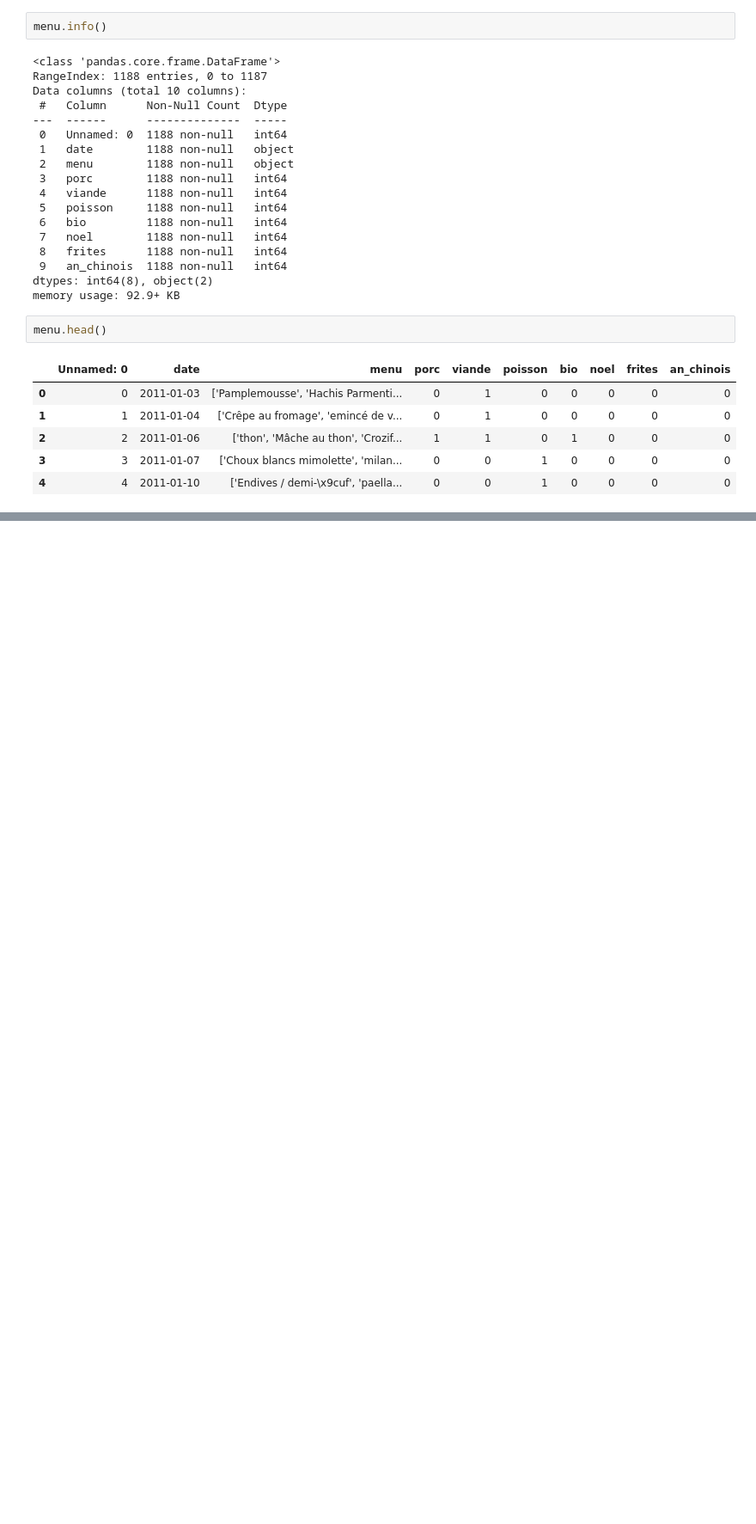
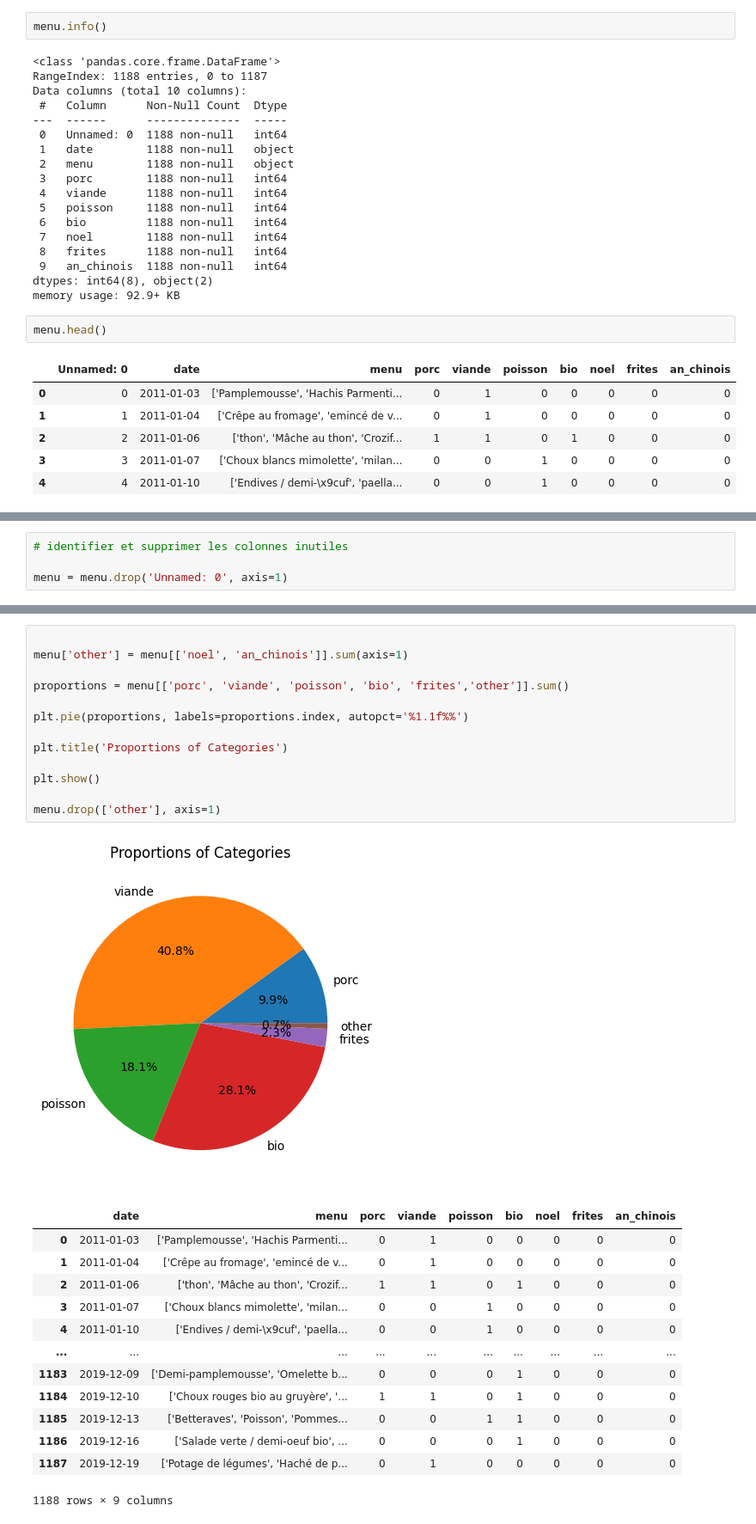
Before and after one commit to Atigou-bah/Projet-Data-Cantine, a Jupyter notebook: Projet sur la fréquentation des cantines scolaires.ipynb, the cells around one changed output, grey strips where cells are left out. Shown at 86% size. Saved outputs shown, nothing was run; the diff lists cells and outputs as text; blank space fills up the shorter version.

```diff
--- a/Projet sur la fréquentation des cantines scolaires.ipynb
+++ b/Projet sur la fréquentation des cantines scolaires.ipynb
@@ -256,0 +269,4 @@ menu.head()
+# %%
+# identifier et supprimer les colonnes inutiles
+
+menu = menu.drop('Unnamed: 0', axis=1)
@@ -256,0 +288,28 @@ menu.head()
+# %%
+
+menu['other'] = menu[['noel', 'an_chinois']].sum(axis=1)
+
+proportions = menu[['porc', 'viande', 'poisson', 'bio', 'frites','other']].sum()
+
+plt.pie(proportions, labels=proportions.index, autopct='%1.1f%%')
+
+plt.title('Proportions of Categories')
+
+plt.show()
+
+menu.drop(['other'], axis=1)
+# %% [output]
+[figure, added]
+|  | date | menu | porc | viande | poisson | bio | noel | frites | an_chinois |
+| 0 | 2011-01-03 | ['Pamplemousse', 'Hachis Parmenti... | 0 | 1 | 0 | 0 | 0 | 0 | 0 |
+| 1 | 2011-01-04 | ['Crêpe au fromage', 'emincé de v... | 0 | 1 | 0 | 0 | 0 | 0 | 0 |
+| 2 | 2011-01-06 | ['thon', 'Mâche au thon', 'Crozif... | 1 | 1 | 0 | 1 | 0 | 0 | 0 |
+| 3 | 2011-01-07 | ['Choux blancs mimolette', 'milan... | 0 | 0 | 1 | 0 | 0 | 0 | 0 |
+| 4 | 2011-01-10 | ['Endives / demi-\x9cuf', 'paella... | 0 | 0 | 1 | 0 | 0 | 0 | 0 |
+| ... | ... | ... | ... | ... | ... | ... | ... | ... | ... |
+| 1183 | 2019-12-09 | ['Demi-pamplemousse', 'Omelette b... | 0 | 0 | 0 | 1 | 0 | 0 | 0 |
+| 1184 | 2019-12-10 | ['Choux rouges bio au gruyère', '... | 1 | 1 | 0 | 1 | 0 | 0 | 0 |
+| 1185 | 2019-12-13 | ['Betteraves', 'Poisson', 'Pommes... | 0 | 0 | 1 | 1 | 0 | 0 | 0 |
+| 1186 | 2019-12-16 | ['Salade verte / demi-oeuf bio', ... | 0 | 0 | 0 | 1 | 0 | 0 | 0 |
+| 1187 | 2019-12-19 | ['Potage de légumes', 'Haché de p... | 0 | 1 | 0 | 0 | 0 | 0 | 0 |
+1188 rows × 9 columns
```
Also changed, not shown: parts of 19 cells of this notebook.
